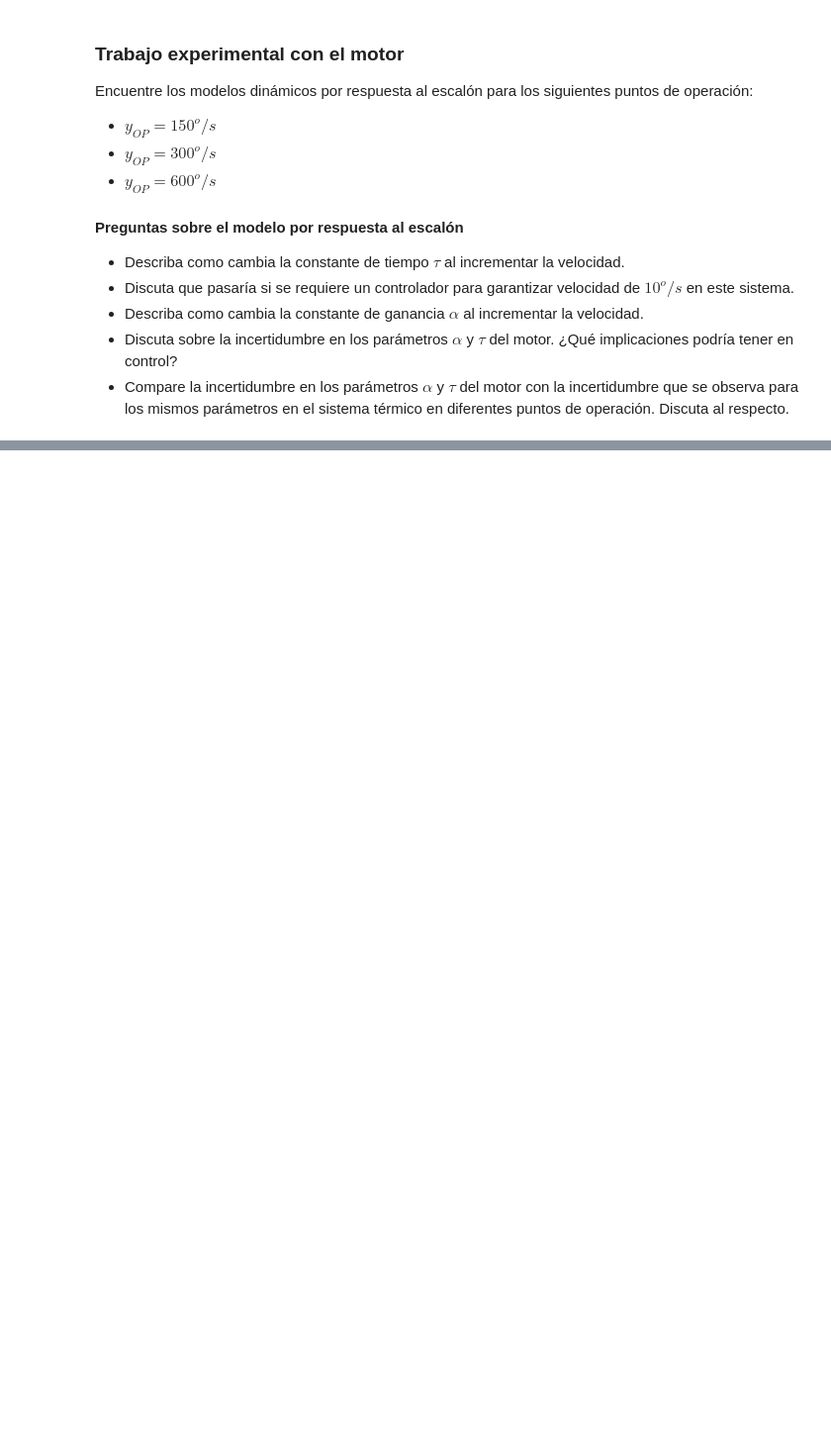
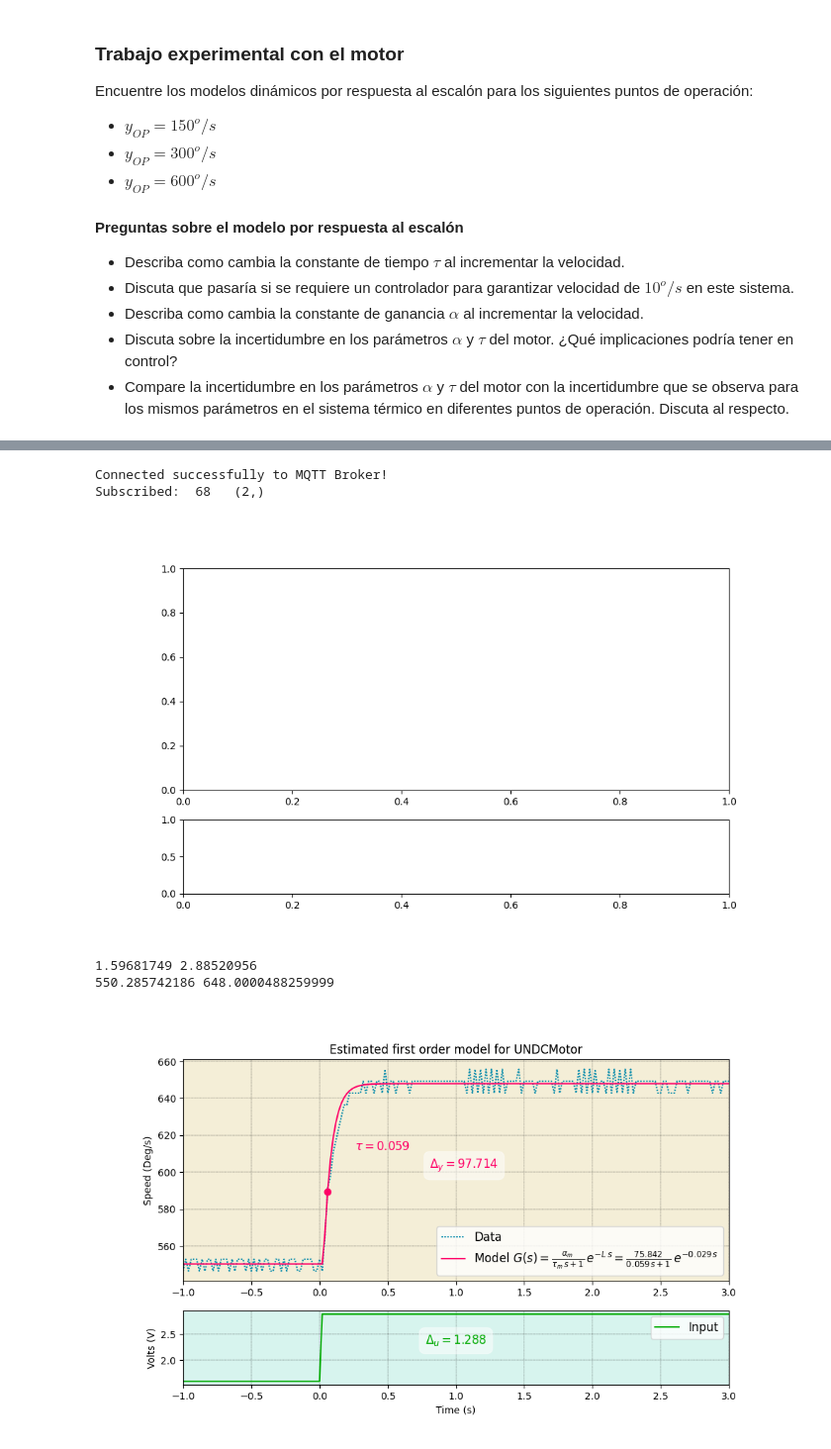
Before and after one commit to wabohorquezr/2025-II, a Jupyter notebook: Control/Guias/guia1a-Identificacion_curva_de_reaccion.ipynb, the cells around one changed output, grey strips where cells are left out. Shown at 99% size. Drawn from its saved outputs; the diff is of its cells as text; code cells hidden in the pictures; blank space fills up the shorter version.

```diff
--- a/Control/Guias/guia1a-Identificacion_curva_de_reaccion.ipynb
+++ b/Control/Guias/guia1a-Identificacion_curva_de_reaccion.ipynb
@@ -336,0 +392,12 @@ Encuentre los modelos dinámicos por respuesta al escalón para los siguientes p
+# %%
+#Ejemplo
+alpha, tau, L = mot.get_fomodel_step(my_motor, yop = 600)
+plt.savefig("first_order_model_yop_150.pdf", format="png", bbox_inches="tight") # para salvar la figura
+plt.show() # para congelarla en el notebook
+# %% [output]
+Connected successfully to MQTT Broker!
+Subscribed:  68   (2,)
+[figure, added]
+1.59681749 2.88520956
+550.285742186 648.0000488259999
+[figure, added]
```
Also changed, not shown: parts of 6 cells of this notebook, 5 other files.
